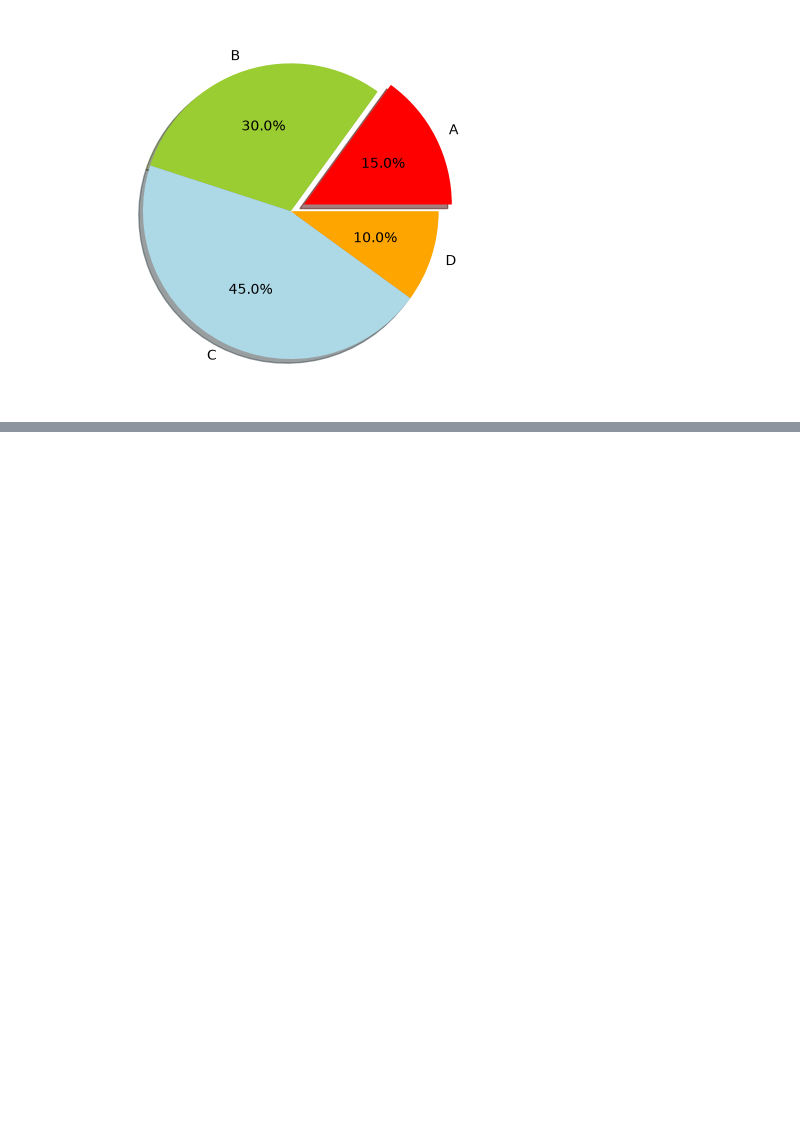
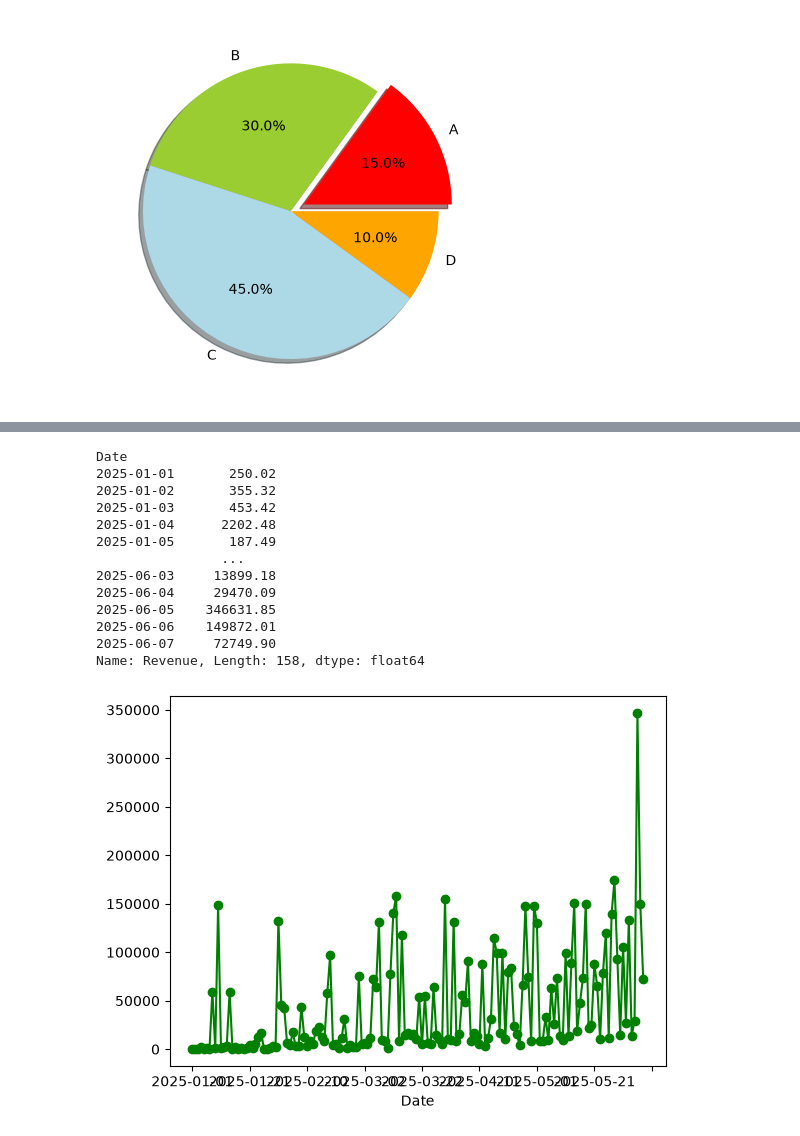
Before and after one commit to shivareddy24/ML, a Jupyter notebook: DataVisualization.ipynb/Matplotlib.ipynb, the cells around one changed output, grey strips where cells are left out. Drawn from its saved outputs; the diff is of its cells as text; code cells hidden in the pictures; blank space fills up the shorter version.

```diff
--- a/DataVisualization.ipynb/Matplotlib.ipynb
+++ b/DataVisualization.ipynb/Matplotlib.ipynb
@@ -88,0 +144,3 @@ plt.pie(sizes,explode=explode,labels=labels,colors=colors,autopct='%1.1f%%',shad
+# %%
+total_sales_by_Time = data_df.groupby('Date')['Revenue'].sum()
+print(total_sales_by_Time)
@@ -88,0 +161,18 @@ plt.pie(sizes,explode=explode,labels=labels,colors=colors,autopct='%1.1f%%',shad
+# %%
+total_sales_by_Time.plot(kind='line',color='green',marker='o')
+print(total_sales_by_Time)
+# %% [output]
+Date
+2025-01-01       250.02
+2025-01-02       355.32
+2025-01-03       453.42
+2025-01-04      2202.48
+2025-01-05       187.49
+                ...
+2025-06-03     13899.18
+2025-06-04     29470.09
+2025-06-05    346631.85
+2025-06-06    149872.01
+2025-06-07     72749.90
+Name: Revenue, Length: 158, dtype: float64
+[figure, added]
```
Also changed, not shown: parts of 6 cells of this notebook, 1 other file.
